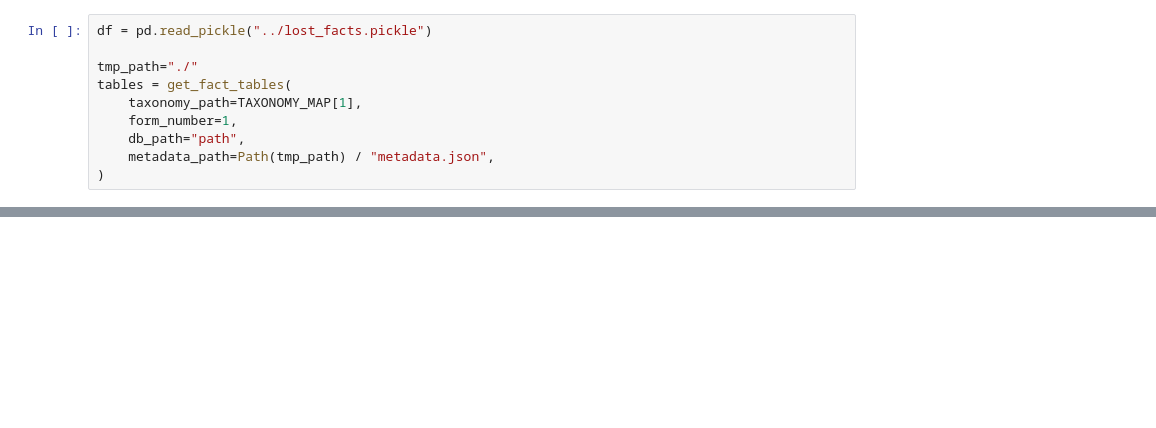
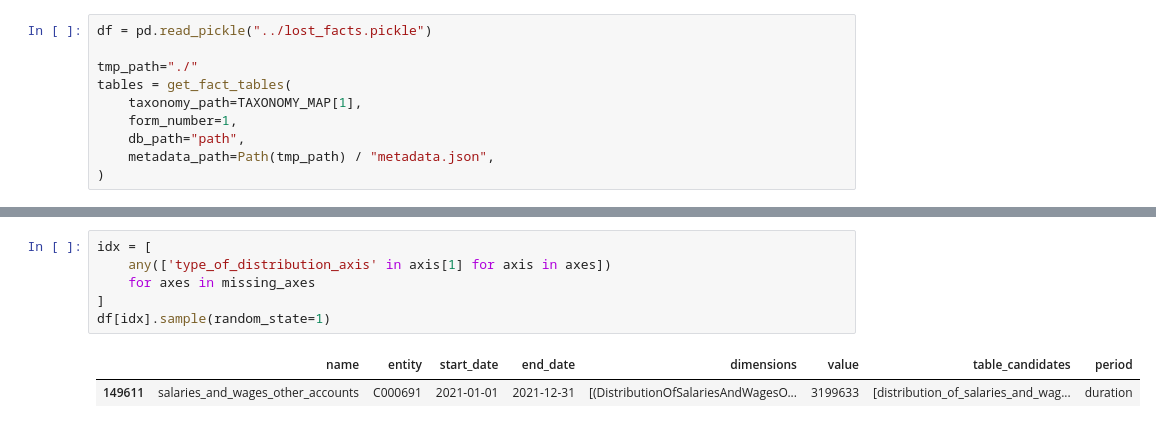
Before and after one commit to catalyst-cooperative/ferc-xbrl-extractor, a Jupyter notebook: examples/lost_fact_exploration.ipynb, the cells around one changed output, grey strips where cells are left out. Saved outputs shown, nothing was run; the diff lists cells and outputs as text; blank space fills up the shorter version.

```diff
--- a/examples/lost_fact_exploration.ipynb
+++ b/examples/lost_fact_exploration.ipynb
@@ -105,0 +143,9 @@ array(['utility_plant_in_service_classified',
+# %%
+idx = [
+    any(['type_of_distribution_axis' in axis[1] for axis in axes])
+    for axes in missing_axes
+]
+df[idx].sample(random_state=1)
+# %% [output]
+|  | name | entity | start_date | end_date | dimensions | value | table_candidates | period |
+| 149611 | salaries_and_wages_other_accounts | C000691 | 2021-01-01 | 2021-12-31 | [(DistributionOfSalariesAndWagesO... | 3199633 | [distribution_of_salaries_and_wag... | duration |
```
Also changed, not shown: parts of 21 cells of this notebook, 5 other files.
